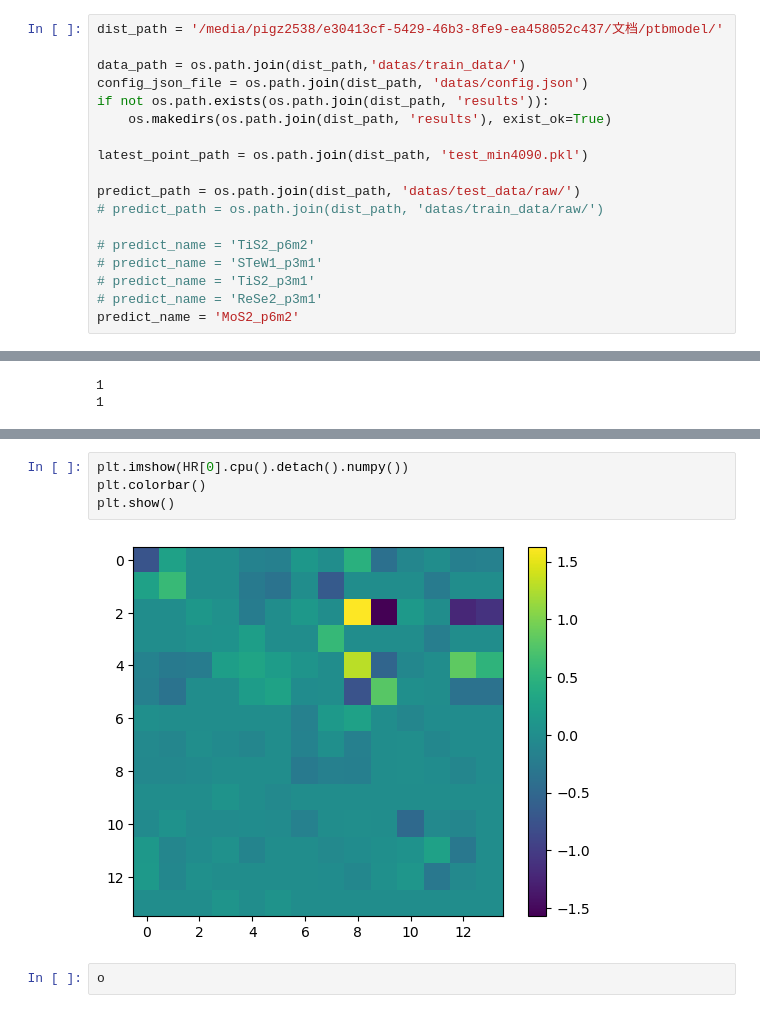
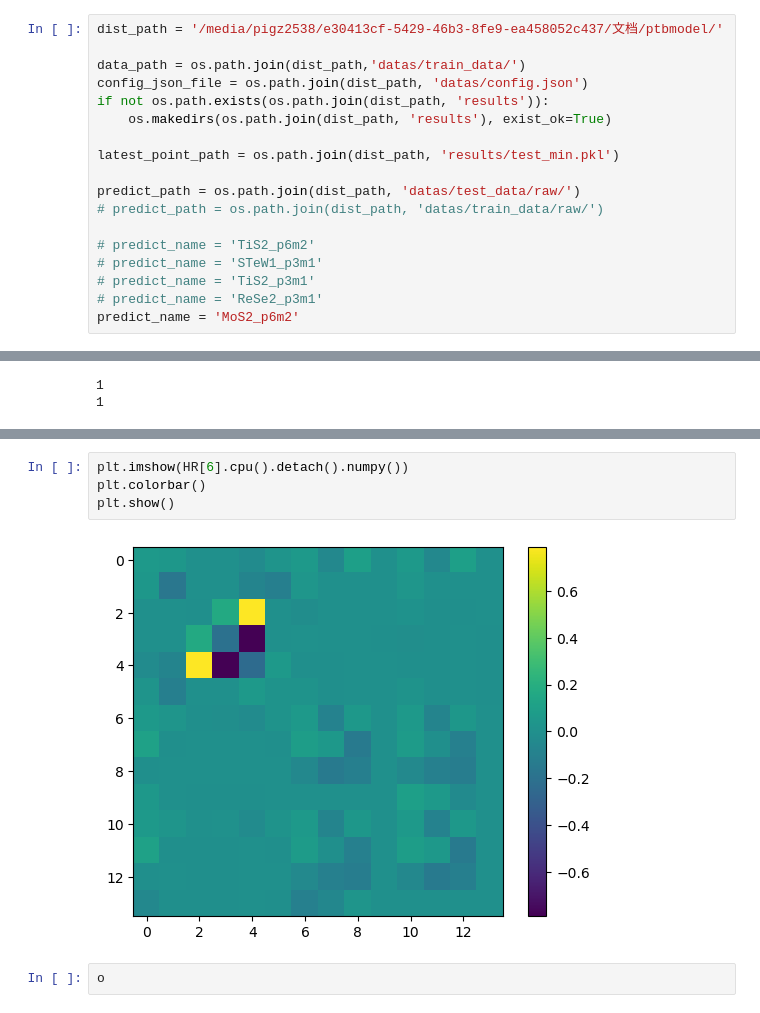
Before and after one commit to pigz2538/ptbmodel, a Jupyter notebook: test.ipynb, the cells around one changed output, grey strips where cells are left out. Drawn from its saved outputs; the diff is of its cells as text.

```diff
--- a/test.ipynb
+++ b/test.ipynb
@@ -121,7 +121,7 @@ config_json_file = os.path.join(dist_path, 'datas/config.json')
 if not os.path.exists(os.path.join(dist_path, 'results')):
     os.makedirs(os.path.join(dist_path, 'results'), exist_ok=True)
 
-latest_point_path = os.path.join(dist_path, 'test_min4090.pkl')
+latest_point_path = os.path.join(dist_path, 'results/test_min.pkl')
 
 predict_path = os.path.join(dist_path, 'datas/test_data/raw/')
 # predict_path = os.path.join(dist_path, 'datas/train_data/raw/')
@@ -260,9 +261,9 @@ plt.show()
 # %%
-plt.imshow(HR[0].cpu().detach().numpy())
+plt.imshow(HR[6].cpu().detach().numpy())
 plt.colorbar()
 plt.show()
 # %% [output]
-[figure, old version]
+[figure, new version]
 # %%
 o
 # %% [output]
```
Also changed, not shown: parts of 4 cells of this notebook, 12 other files.
